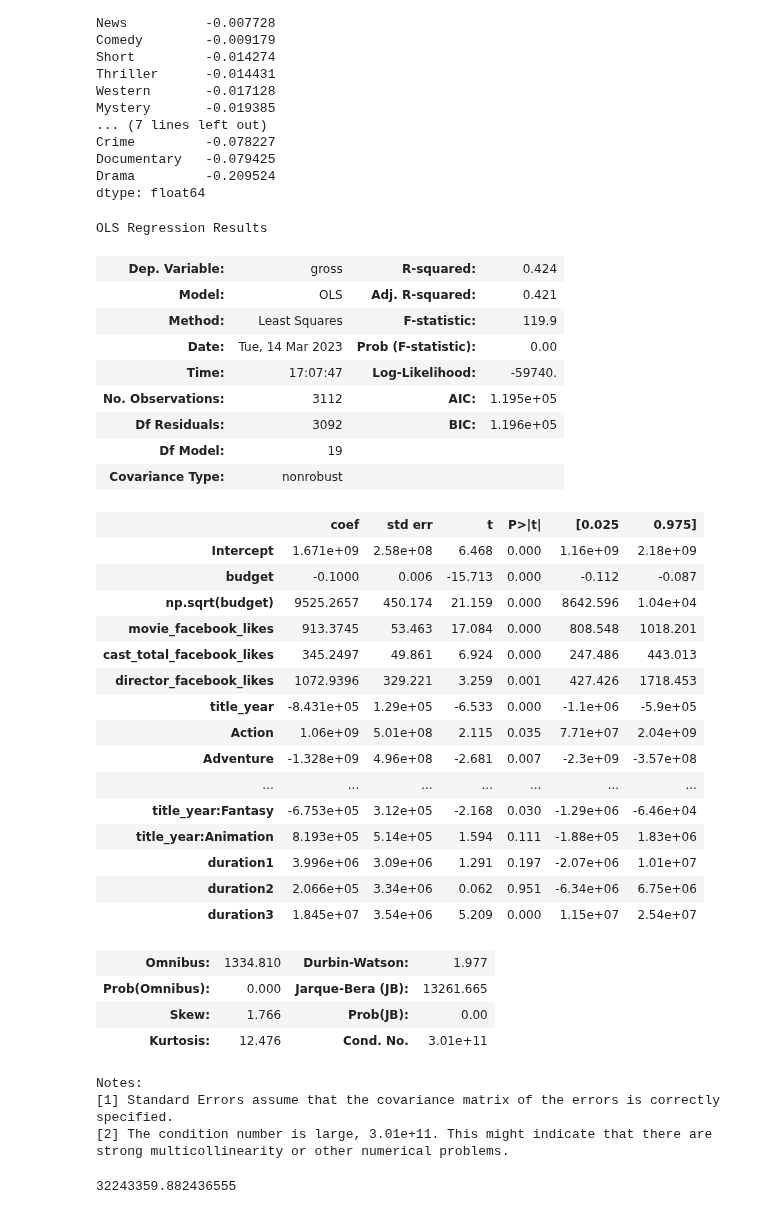
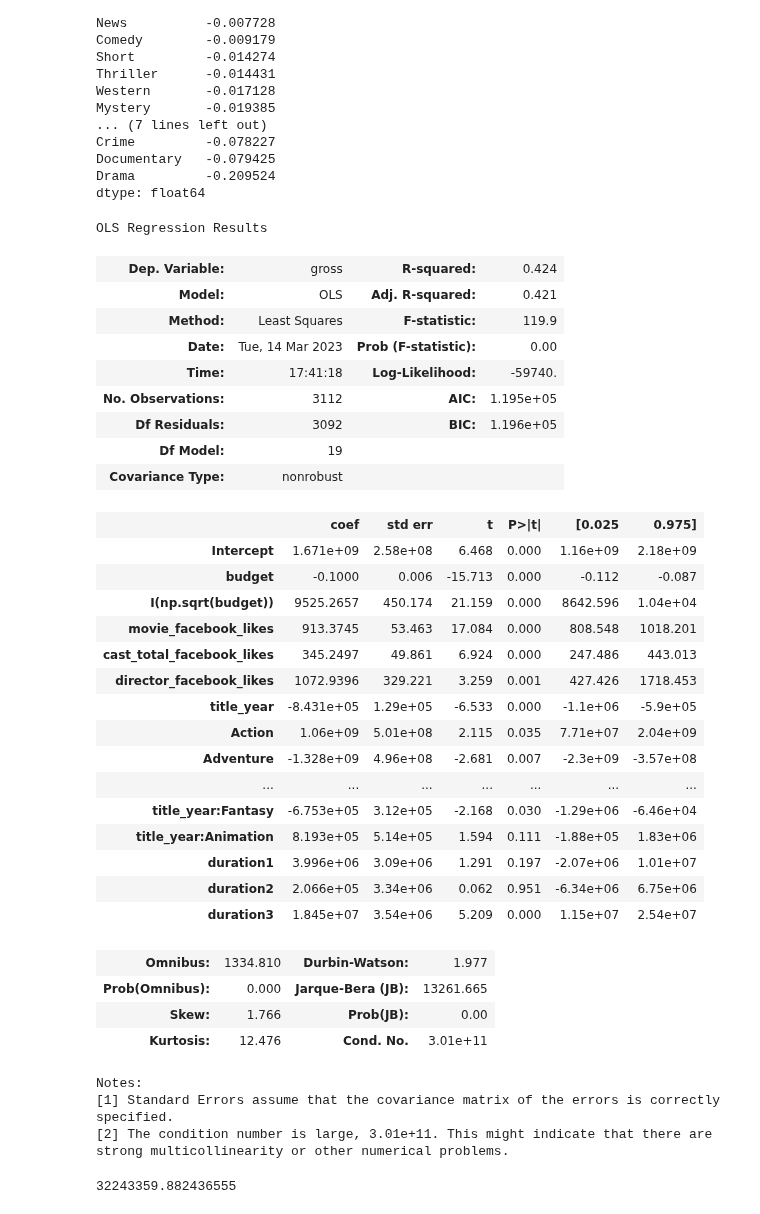
Before and after one commit to kennyeon/Too-Pullz-Project, a Jupyter notebook: Project Code Template.ipynb, the cells around one changed output. Drawn from its saved outputs; the diff is of its cells as text; code cells hidden in the pictures.

```diff
--- a/Project Code Template.ipynb
+++ b/Project Code Template.ipynb
@@ -817,15 +833,15 @@ Documentary   -0.079425
 Drama         -0.209524
 dtype: float64
 # %%
-model = smf.ols('gross~budget+np.sqrt(budget)+movie_facebook_likes+cast_total_facebook_likes+director_facebook_likes+(title_year*(Action+Adventure+Family+Fantasy+Animation))+' + '+'.join(['duration'+str(x) for x in range(1,4)]), data=train).fit()
+model = smf.ols('gross~budget+I(np.sqrt(budget))+movie_facebook_likes+cast_total_facebook_likes+director_facebook_likes+(title_year*(Action+Adventure+Family+Fantasy+Animation))+' + '+'.join(['duration'+str(x) for x in range(1,4)]), data=train).fit()
 model.summary()
 # %% [output]
 OLS Regression Results
 | Dep. Variable: | gross | R-squared: | 0.424 |
 | Model: | OLS | Adj. R-squared: | 0.421 |
 | Method: | Least Squares | F-statistic: | 119.9 |
 | Date: | Tue, 14 Mar 2023 | Prob (F-statistic): | 0.00 |
-| Time: | 17:07:47 | Log-Likelihood: | -59740. |
+| Time: | 17:41:18 | Log-Likelihood: | -59740. |
 | No. Observations: | 3112 | AIC: | 1.195e+05 |
 | Df Residuals: | 3092 | BIC: | 1.196e+05 |
 | Df Model: | 19 |  |  |
@@ -833,7 +849,7 @@ OLS Regression Results
 |  | coef | std err | t | P>|t| | [0.025 | 0.975] |
 | Intercept | 1.671e+09 | 2.58e+08 | 6.468 | 0.000 | 1.16e+09 | 2.18e+09 |
 | budget | -0.1000 | 0.006 | -15.713 | 0.000 | -0.112 | -0.087 |
-| np.sqrt(budget) | 9525.2657 | 450.174 | 21.159 | 0.000 | 8642.596 | 1.04e+04 |
+| I(np.sqrt(budget)) | 9525.2657 | 450.174 | 21.159 | 0.000 | 8642.596 | 1.04e+04 |
 | movie_facebook_likes | 913.3745 | 53.463 | 17.084 | 0.000 | 808.548 | 1018.201 |
 | cast_total_facebook_likes | 345.2497 | 49.861 | 6.924 | 0.000 | 247.486 | 443.013 |
 | director_facebook_likes | 1072.9396 | 329.221 | 3.259 | 0.001 | 427.426 | 1718.453 |
```
Also changed, not shown: parts of 7 cells of this notebook.
